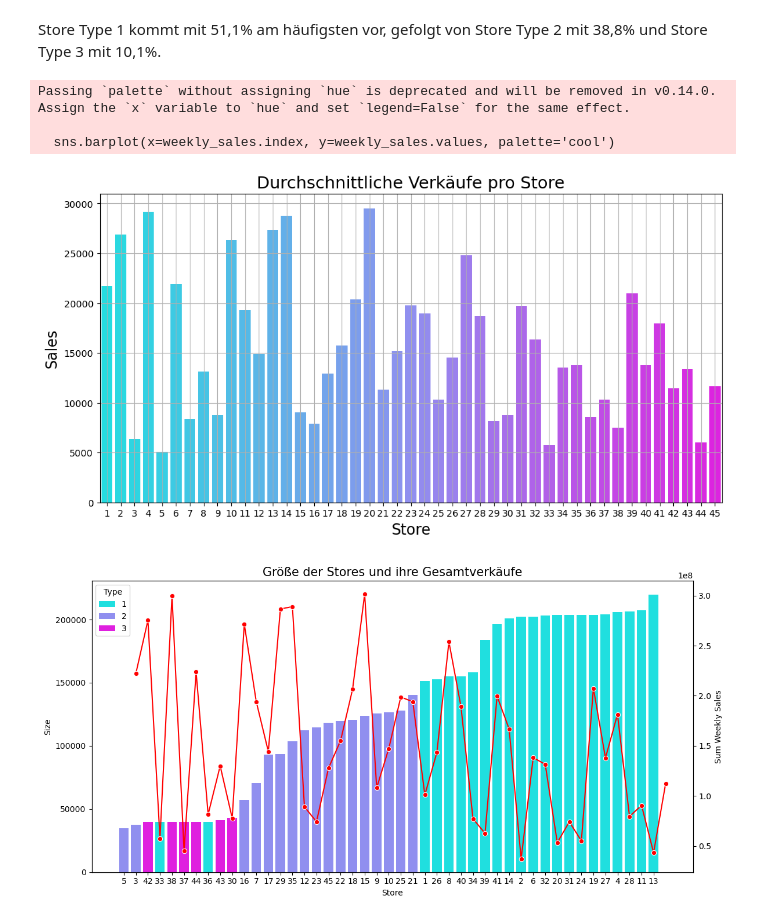
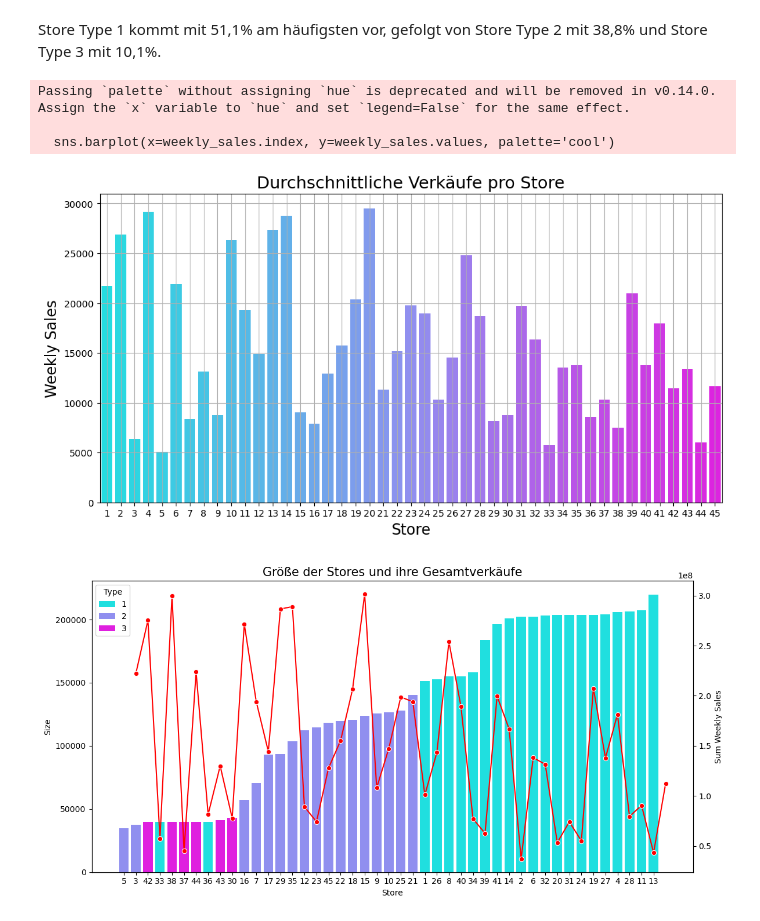
Before and after one commit to MaMut1991/Final_Project, a Jupyter notebook: Overall_project.ipynb, the cells around one changed output. Saved outputs shown, nothing was run; the diff lists cells and outputs as text; code cells hidden in the pictures.

```diff
--- a/Overall_project.ipynb
+++ b/Overall_project.ipynb
@@ -363,20 +362,20 @@ Store Type 1 kommt mit 51,1% am häufigsten vor, gefolgt von Store Type 2 mit 38
 # %%
 # Stores vs Weekly_Sales_Mean?
 
 weekly_sales = merge_total.groupby('Store')['Weekly_Sales'].mean()
 plt.style.use('default')
 plt.figure(figsize=(12,6))
 sns.barplot(x=weekly_sales.index, y=weekly_sales.values, palette='cool')
 plt.grid(True)
 plt.title('Durchschnittliche Verkäufe pro Store', fontsize=18)
-plt.ylabel('Sales', fontsize=16)
+plt.ylabel('Weekly Sales', fontsize=16)
 plt.xlabel('Store', fontsize=16)
 plt.show()
 # %% [output]
 Passing `palette` without assigning `hue` is deprecated and will be removed in v0.14.0. Assign the `x` variable to `hue` and set `legend=False` for the same effect.
 
   sns.barplot(x=weekly_sales.index, y=weekly_sales.values, palette='cool')
-[figure, old version]
+[figure, new version]
 # %%
 # Größe aller Stores und ihre durchschn. Verkäufe
 
```
Also changed, not shown: parts of 8 cells of this notebook.
